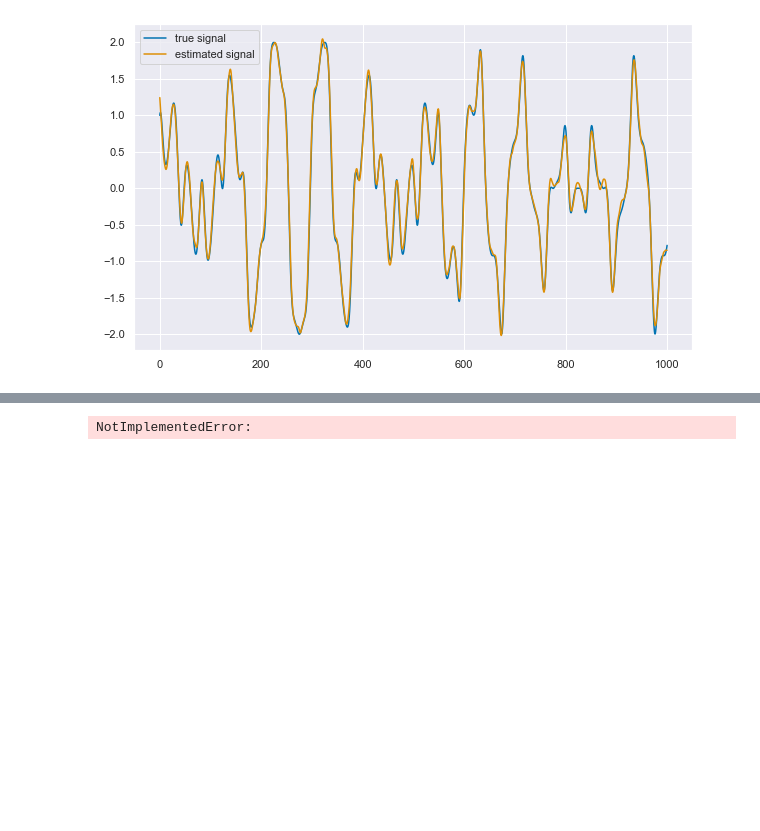
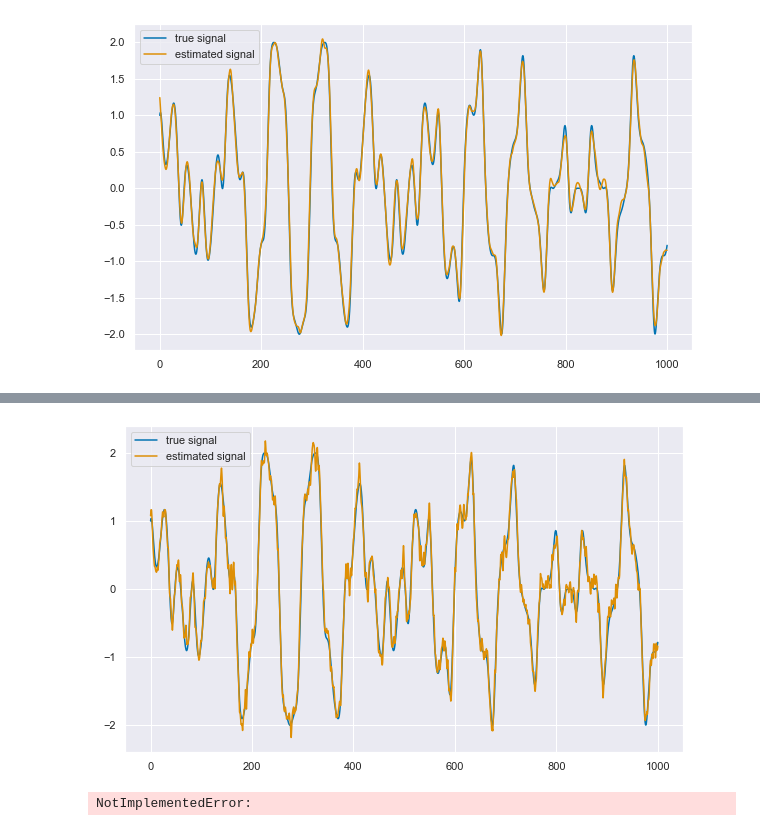
Before and after one commit to cvxgrp/signal-decomposition, a Jupyter notebook: notebooks/OSD_ProofOfConcept.ipynb, the cells around one changed output, grey strips where cells are left out. Drawn from its saved outputs; the diff is of its cells as text; code cells hidden in the pictures; blank space fills up the shorter version.

```diff
--- a/notebooks/OSD_ProofOfConcept.ipynb
+++ b/notebooks/OSD_ProofOfConcept.ipynb
@@ -40,3 +55,11 @@ NotImplementedError:
+# %%
+plt.figure(figsize=(10, 6))
+plt.plot(t, signal1, label='true signal')
+plt.plot(t, problem.estimates[1], label='estimated signal')
+plt.legend()
+plt.show()
+# %% [output]
+[figure, added]
 # %%
 problem.optimize_parameters()
 # %% [output]
```
Also changed, not shown: parts of 5 cells of this notebook, 1 other file.
